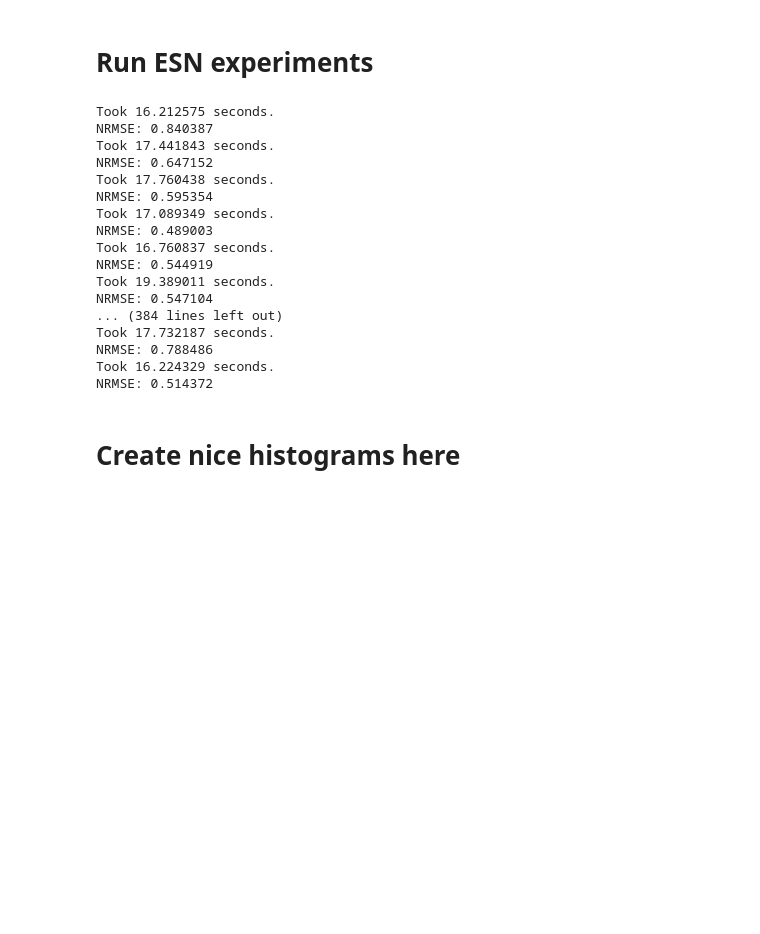
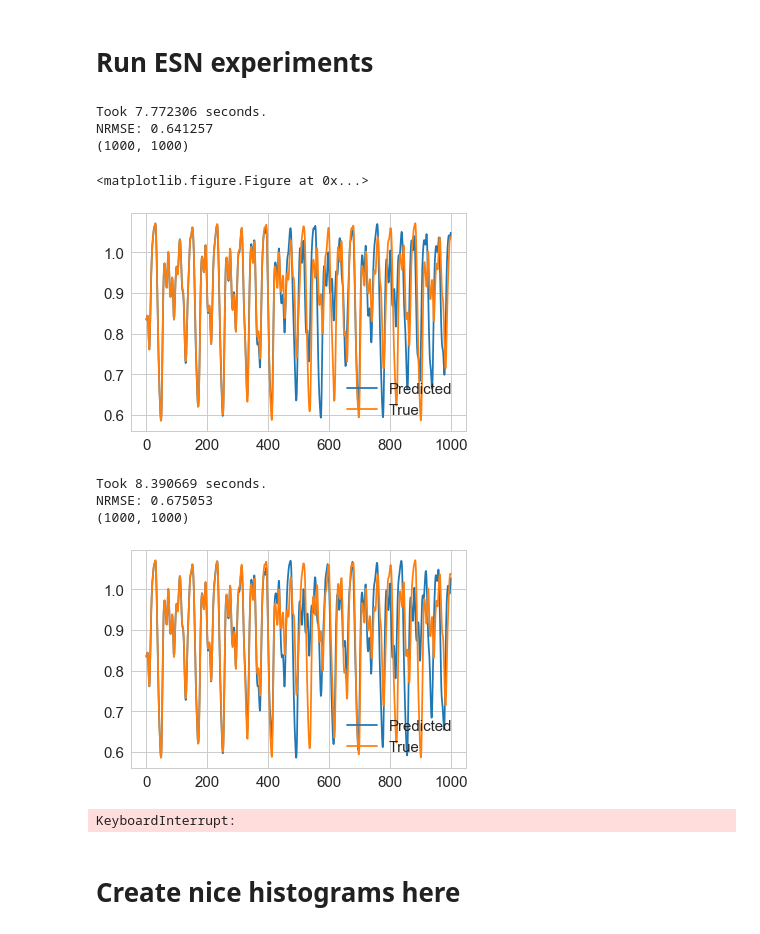
Before and after one commit to zimmerman-cole/esn_experiments, a Jupyter notebook: view_results.ipynb, the cells around one changed output. Drawn from its saved outputs; the diff is of its cells as text; code cells hidden in the pictures; blank space fills up the shorter version.

```diff
--- a/view_results.ipynb
+++ b/view_results.ipynb
@@ -266,64 +303,68 @@ reg:0.010000
 # %% [markdown]
 # Run ESN experiments
 # %%
-def run_tests_ESN(n_runs=10):
+def run_tests_ESN(n_runs=10, show_plots=False):
     errors = []
     for _ in range(n_runs):
         start_time = time.time()
 
         model = ESN(
-            1, 1, reservoir_size=1250,
+            1, 1, reservoir_size=1000,
             echo_param=0.85,
             regulariser=1e-5
         )
         model.initialize_input_weights(scale=1.0)
-        model.initialize_reservoir_weights(spectral_scale=1.25)
+        model.initialize_reservoir_weights(strategy='uniform', spectral_scale=1.25)
 
         model.train(np.array(X_train), np.array(y_train))
 
         y_pred = []
         #u_n = np.array(data[split-1])
         u_n = np.array(X_valid[0])
         for _ in range(len(data[split:])):
             u_n = np.array(model.forward(u_n))
             y_pred.append(u_n)
 
         print('Took %f seconds.' % (time.time() - start_time))
 
         y_pred = np.array(y_pred).squeeze()
 
         error = nrmse(y_valid, y_pred, data_mean)
         print('NRMSE: %f' % error)
         errors.append(error)
 
+        if show_plots:
+            print(len(y_valid), len(y_pred))
+            f, ax = plt.subplots()
+            xs = range(len(y_pred))
+            ax.plot(xs, y_pred, label='Predicted')
+            ax.plot(xs, y_valid, label='True')
+            plt.legend()
+            plt.show()
+
     raw_input('Press enter to save these results.')
     to_save = dict()
     to_save[model.info()] = errors
 
     title = 'Results/ESN/GOOD'+time.asctime()[3:-5].replace(' ', '-')+'.p'
+    if USE_NEW_DATA:
+        title = 'NEW_DATA_' + title
     pkl.dump(to_save, open(title, 'wb'))
 
     return errors
 
-errors = run_tests_ESN(n_runs=200)
+errors = run_tests_ESN(n_runs=2, show_plots=True)
 # %% [output]
-Took 16.212575 seconds.
-NRMSE: 0.840387
-Took 17.441843 seconds.
-NRMSE: 0.647152
-Took 17.760438 seconds.
-NRMSE: 0.595354
-Took 17.089349 seconds.
-NRMSE: 0.489003
-Took 16.760837 seconds.
-NRMSE: 0.544919
-Took 19.389011 seconds.
-NRMSE: 0.547104
-... (384 lines left out)
-Took 17.732187 seconds.
-NRMSE: 0.788486
-Took 16.224329 seconds.
-NRMSE: 0.514372
+Took 7.772306 seconds.
+NRMSE: 0.641257
+(1000, 1000)
+<matplotlib.figure.Figure at 0x...>
+[figure, added]
+Took 8.390669 seconds.
+NRMSE: 0.675053
+(1000, 1000)
+[figure, added]
+KeyboardInterrupt:
 # %% [markdown]
 # Create nice histograms here
 # %%
```
Also changed, not shown: parts of 5 cells of this notebook, 1 other file.
